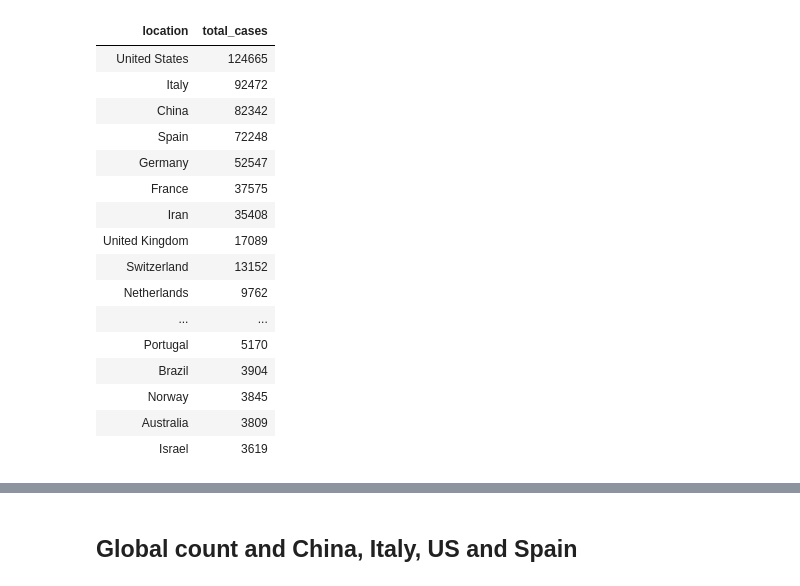
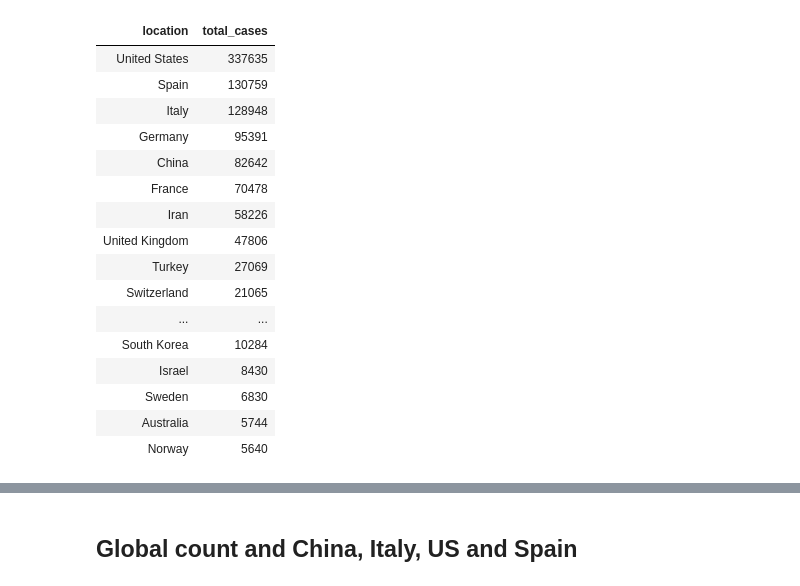
Before and after one commit to m322/portfolio, a Jupyter notebook: covid-19/world_wide.ipynb, the cells around one changed output, grey strips where cells are left out. Drawn from its saved outputs; the diff is of its cells as text; code cells hidden in the pictures.

```diff
--- a/covid-19/world_wide.ipynb
+++ b/covid-19/world_wide.ipynb
@@ -8,7 +8,7 @@ This is a basic analysis of the spread of the COVID-19 Coronavirus disease acros
 
 Data is sourced from the World Health Organization (WHO) Situation Reports and is available [here](https://ourworldindata.org/coronavirus-source-data).
 
-China data are displayed in a separate graph, in order to make data for the other countries more visible.
+China, Italy, US and Spain data are displayed in a separate graph, in order to make data for the other countries more visible.
 
 A few points that we can learn from the graphs below:
 - until mid February, the vast majority of cases were in China (with deaths lagging behind a week)
@@ -37,31 +37,31 @@ China data are displayed in a separate graph, in order to make data for the othe
 
 A few points that we can learn from the graphs below:
 - until mid February, the vast majority of cases were in China (with deaths lagging behind a week)
 - in March, cases in China have flattened while they started to explode elsewhere
 - Soth Korea was the first country (other than China) to experience a sudden surge in cases but has nearly managed to flatten the curve. Moreover, South Korea has a significantly lower mortality rate (probably due to a higher number of tests performed)
 - around March the 20th, Italy surpassed China with regards to deaths count. Spain did the same around March the 25th
 - right now, US have the fastest growth with regard to total cases (and surpassed Italy around March the 27th as the country with most cases)
 
 Here follow two lists:
 - the top 20 countries in descending order of cases
 - the top 20 countries in descending order of deaths
 | location | total_cases |
-| United States | 124665 |
-| Italy | 92472 |
-| China | 82342 |
-| Spain | 72248 |
-| Germany | 52547 |
-| France | 37575 |
-| Iran | 35408 |
-| United Kingdom | 17089 |
-| Switzerland | 13152 |
-| Netherlands | 9762 |
+| United States | 337635 |
+| Spain | 130759 |
+| Italy | 128948 |
+| Germany | 95391 |
+| China | 82642 |
+| France | 70478 |
+| Iran | 58226 |
+| United Kingdom | 47806 |
+| Turkey | 27069 |
+| Switzerland | 21065 |
 | ... | ... |
-| Portugal | 5170 |
-| Brazil | 3904 |
-| Norway | 3845 |
-| Australia | 3809 |
-| Israel | 3619 |
+| South Korea | 10284 |
+| Israel | 8430 |
+| Sweden | 6830 |
+| Australia | 5744 |
+| Norway | 5640 |
 # %%
 global_df[(global_df['date']==last_date) &
           (~global_df['location'].isin(['World', 'International']))]. \
```
Also changed, not shown: parts of 5 cells of this notebook.
